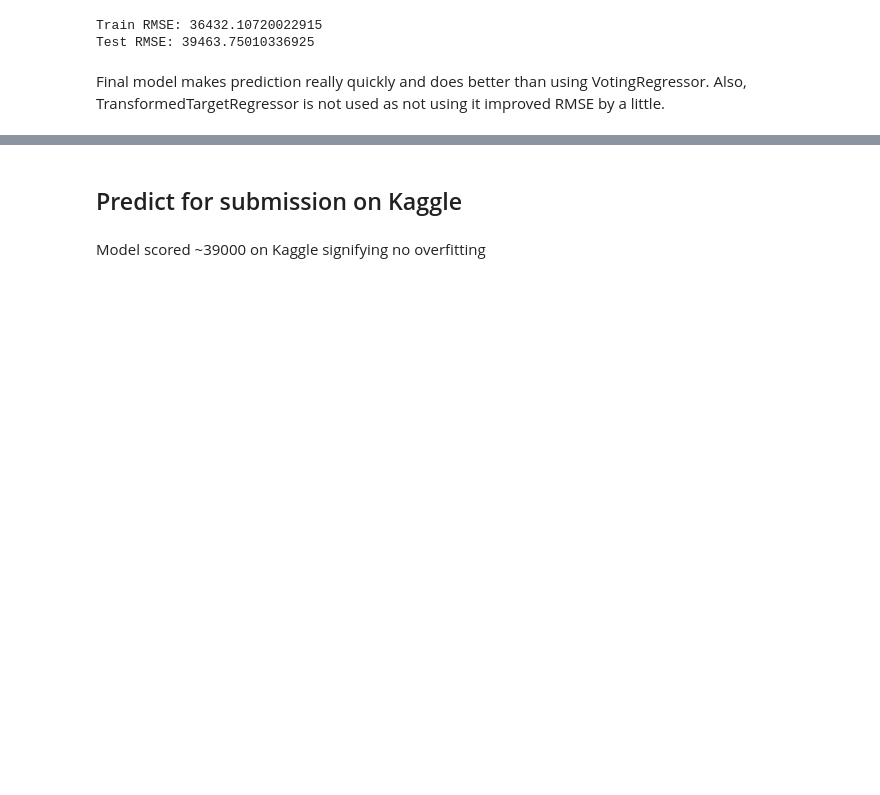
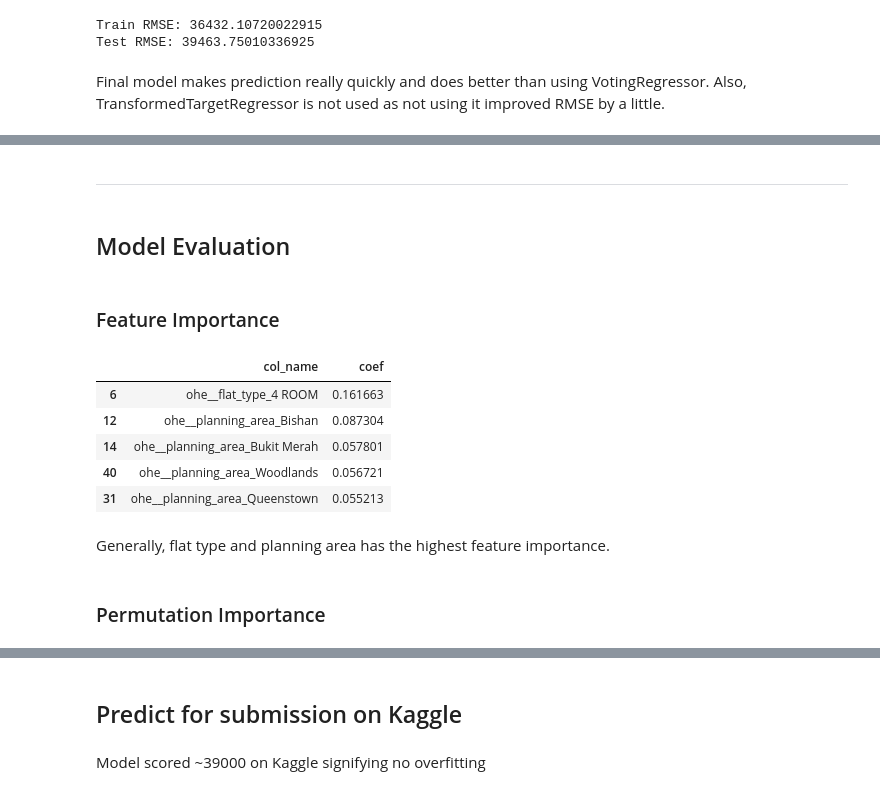
Before and after one commit to tmj1432/HDB-Resale-Price-Predictor-Application, a Jupyter notebook: building_model_to_predict_hdb_resaleprice.ipynb, the cells around one changed output, grey strips where cells are left out. Drawn from its saved outputs; the diff is of its cells as text; code cells hidden in the pictures; blank space fills up the shorter version.

```diff
--- a/Building model to predict HDB resale prices.ipynb
+++ b/building_model_to_predict_hdb_resaleprice.ipynb
@@ -242,7 +272,7 @@ Model Test RMSE: 73422.395
 # %% [markdown]
 ### Finding the best model & Hyperparameter Tuning
 # %%
-class ClfSwitcher(BaseEstimator):
+class ModelSwitcher(BaseEstimator):
 
     def __init__(
         self,
@@ -327,14 +406,14 @@ XGBRegressor Best Params: learning_rate=0.3, max_depth=9
 #### Models
 # %%
 xgboost_model = xgb.XGBRegressor(learning_rate=0.3, max_depth=9)
-# randomforest_model = RandomForestRegressor(max_depth=20,n_estimators=300)
-# knn_model = KNeighborsRegressor(n_neighbors=11, weights='distance')
+randomforest_model = RandomForestRegressor(max_depth=20,n_estimators=300)
+knn_model = KNeighborsRegressor(n_neighbors=11, weights='distance');
 # %% [markdown]
 #### VotingRegressor Pipeline
 # %%
-# votingregressor_pipeline = Pipeline(steps=[('ColumnTransformer', ct),
-#                                           ('VotingRegressor', VotingRegressor([('xgboost',xgboost_model),
-#                                                                                ('randomforest', randomforest_model),
-#                                                                                ('knn', knn_model)],
-#                                                                               weights=[2,1,1]))])
-# votingregressor_pipeline.fit(X_train, y_train)
+votingregressor_pipeline = Pipeline(steps=[('ColumnTransformer', ct),
+                                          ('VotingRegressor', VotingRegressor([('xgboost',xgboost_model),
+                                                                               ('randomforest', randomforest_model),
+                                                                               ('knn', knn_model)],
+                                                                              weights=[2,1,1]))])
+votingregressor_pipeline.fit(X_train, y_train);
@@ -365,0 +451,27 @@ Final model makes prediction really quickly and does better than using VotingReg
+# %% [markdown]
+---
+# %% [markdown]
+## Model Evaluation
+# %% [markdown]
+### Feature Importance
+# %%
+# values of feature importance
+feature_importance_values = list(final_model.named_steps["XGBRegressor"].feature_importances_)
+# column names
+col_names = list(final_model.named_steps['ColumnTransformer'].get_feature_names_out())
+# creating dataframe of columns col_name and feature importance values
+colname_featureimportance = {'col_name':col_names,'coef':feature_importance_values}
+# sort dataframe according to highest feature importance value
+# display top 5 features with highest feature importance
+pd.DataFrame.from_dict(colname_featureimportance).sort_values(by='coef', ascending=False).head()
+# %% [output]
+|  | col_name | coef |
+| 6 | ohe__flat_type_4 ROOM | 0.161663 |
+| 12 | ohe__planning_area_Bishan | 0.087304 |
+| 14 | ohe__planning_area_Bukit Merah | 0.057801 |
+| 40 | ohe__planning_area_Woodlands | 0.056721 |
+| 31 | ohe__planning_area_Queenstown | 0.055213 |
+# %% [markdown]
+Generally, flat type and planning area has the highest feature importance.
+# %% [markdown]
+### Permutation Importance
```
Also changed, not shown: parts of 32 cells of this notebook, 2 other files.
